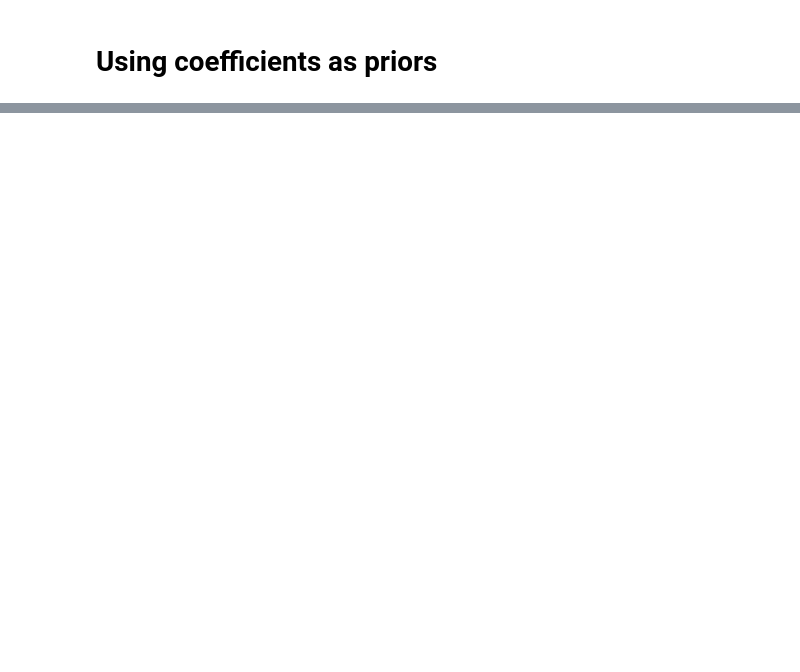
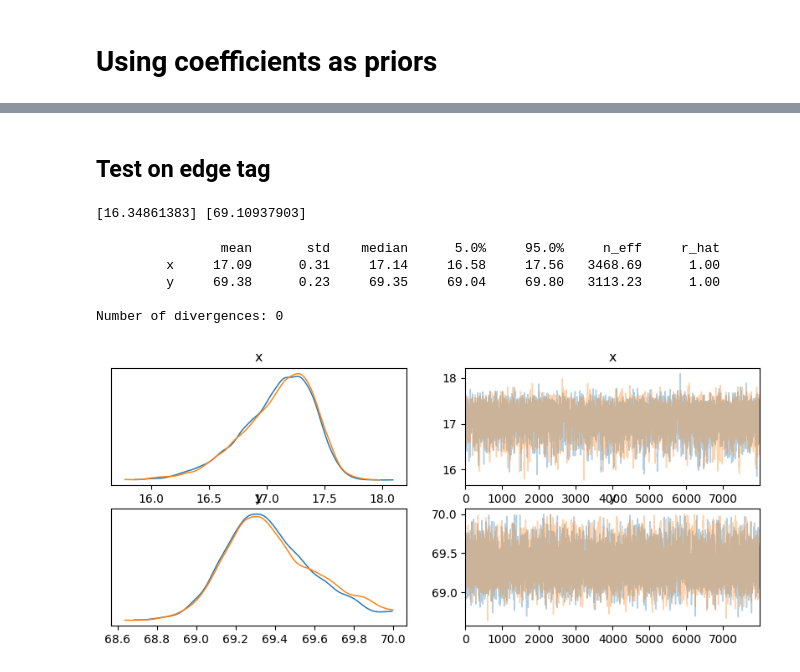
Before and after one commit to JJMinton/combustible_bayes, a Jupyter notebook: notebooks/correlated_latent.ipynb, the cells around one changed output, grey strips where cells are left out. Saved outputs shown, nothing was run; the diff lists cells and outputs as text; code cells hidden in the pictures; blank space fills up the shorter version.

```diff
--- a/notebooks/correlated_latent.ipynb
+++ b/notebooks/correlated_latent.ipynb
@@ -318,0 +321,38 @@ sns.pairplot(pd.DataFrame(posterior), x_vars=vars, y_vars=vars);
+# %% [markdown]
+## Test on edge tag
+# %%
+rng = np.random.default_rng(8)
+edge_test = generate_data(num_tags=1, num_reads=100, noise_std=10, rng=rng)
+print(edge_test.x.unique(), edge_test.y.unique())
+# %% [output]
+[16.34861383] [69.10937903]
+# %%
+mcmc.run(
+    rng_key_,
+    log_freq=edge_test.log_freq.values,
+    obs_signal_loss=edge_test.obs_signal_loss.values,
+    tx_x=edge_test.tx_x.values,
+    tx_y=edge_test.tx_y.values,
+    rx_x=edge_test.rx_x.values,
+    rx_y=edge_test.rx_y.values,
+    mu_distance_coef=mu_distance_coef,
+    sigma_distance_coef=sigma_distance_coef,
+    mu_freq_coef=mu_freq_coef,
+    sigma_freq_coef=sigma_freq_coef,
+    mu_const=mu_const,
+    sigma_const=sigma_const,
+)
+mcmc.print_summary()
+# %% [output]
+                mean       std    median      5.0%     95.0%     n_eff     r_hat
+         x     17.09      0.31     17.14     16.58     17.56   3468.69      1.00
+         y     69.38      0.23     69.35     69.04     69.80   3113.23      1.00
+
+Number of divergences: 0
+# %%
+import arviz as az
+
+data = az.from_numpyro(mcmc)
+az.plot_trace(data, compact=False, figsize=(10, 4));
+# %% [output]
+[figure, added]
```
Also changed, not shown: parts of 18 cells of this notebook.
